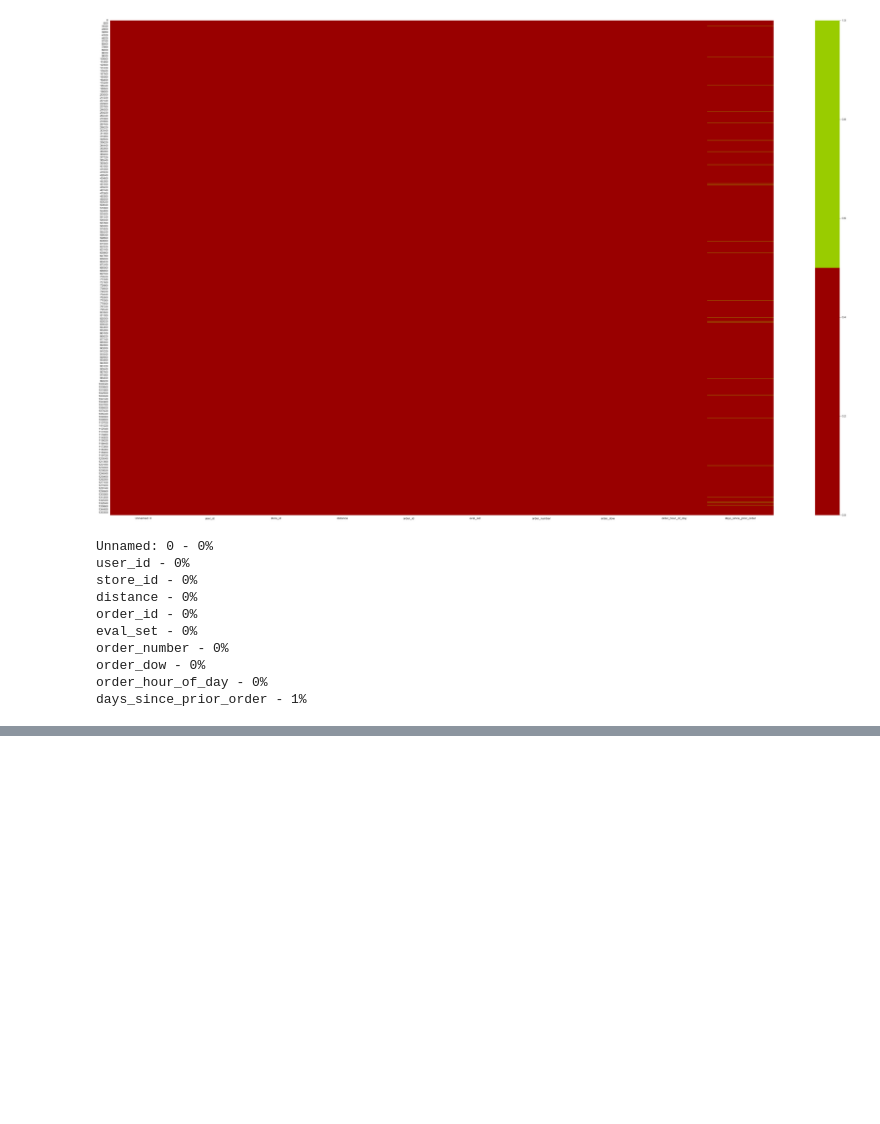
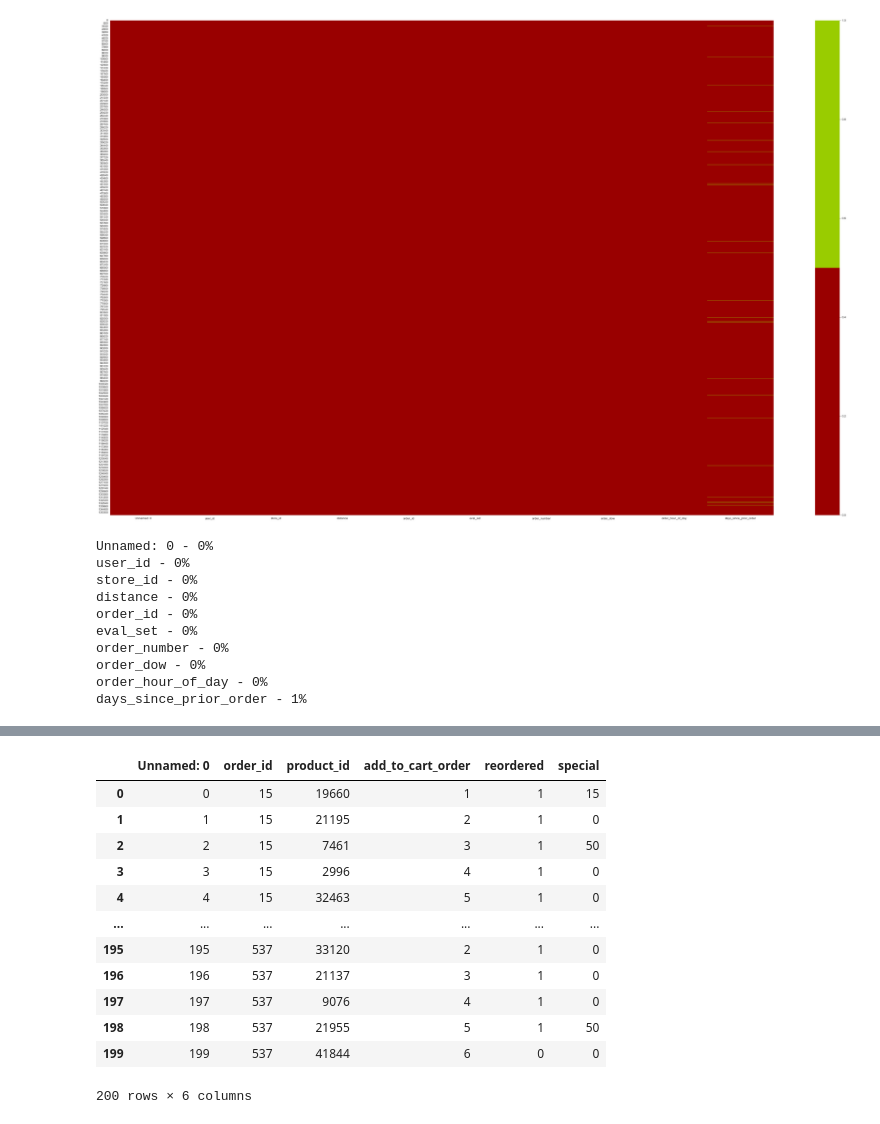
Before and after one commit to daoa2504/TP2-Forage, a Jupyter notebook: Groupe_2.ipynb, the cells around one changed output, grey strips where cells are left out. Cells and saved outputs as stored; diff of their text form; code cells hidden in the pictures; blank space fills up the shorter version.

```diff
--- a/Groupe_2.ipynb
+++ b/Groupe_2.ipynb
@@ -59,0 +137,16 @@ days_since_prior_order - 1%
+# %%
+data_products_nettoyer.head(200)
+# %% [output]
+|  | Unnamed: 0 | order_id | product_id | add_to_cart_order | reordered | special |
+| 0 | 0 | 15 | 19660 | 1 | 1 | 15 |
+| 1 | 1 | 15 | 21195 | 2 | 1 | 0 |
+| 2 | 2 | 15 | 7461 | 3 | 1 | 50 |
+| 3 | 3 | 15 | 2996 | 4 | 1 | 0 |
+| 4 | 4 | 15 | 32463 | 5 | 1 | 0 |
+| ... | ... | ... | ... | ... | ... | ... |
+| 195 | 195 | 537 | 33120 | 2 | 1 | 0 |
+| 196 | 196 | 537 | 21137 | 3 | 1 | 0 |
+| 197 | 197 | 537 | 9076 | 4 | 1 | 0 |
+| 198 | 198 | 537 | 21955 | 5 | 1 | 50 |
+| 199 | 199 | 537 | 41844 | 6 | 0 | 0 |
+200 rows × 6 columns
```
Also changed, not shown: parts of 11 cells of this notebook.
